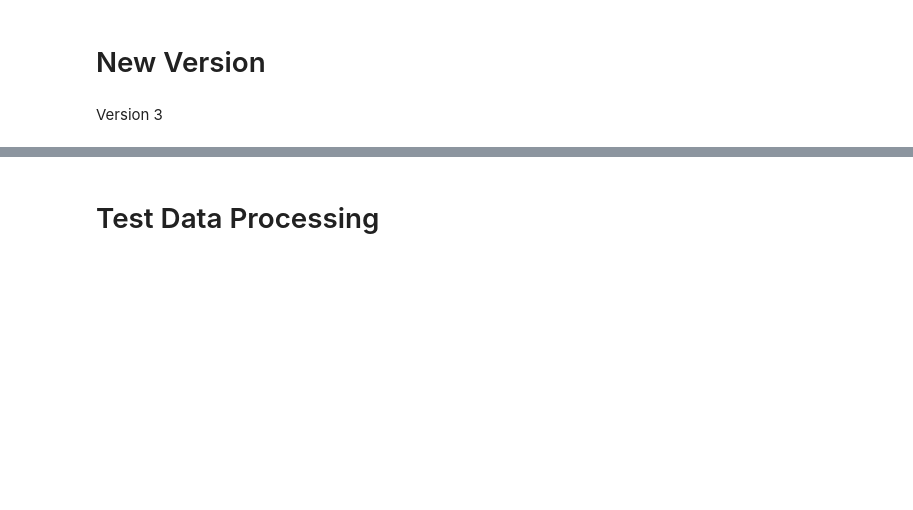
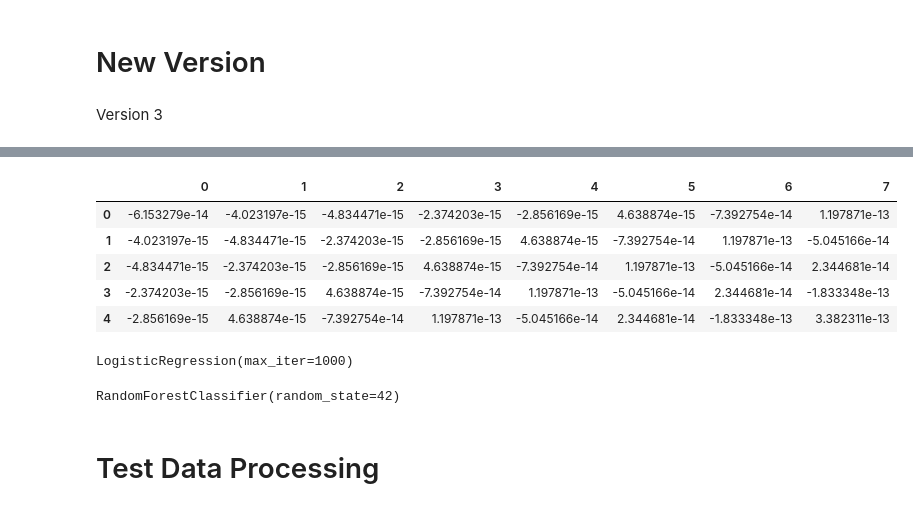
Before and after one commit to dburkhart07/NASA-2024-Space-Challenge, a Jupyter notebook: NASA_Hackathon.ipynb, the cells around one changed output, grey strips where cells are left out. Drawn from its saved outputs; the diff is of its cells as text; code cells hidden in the pictures; blank space fills up the shorter version.

```diff
--- a/NASA_Hackathon.ipynb
+++ b/NASA_Hackathon.ipynb
@@ -146,2 +160,26 @@ windows_df
+# %%
+X = pd.DataFrame(df['window'].tolist())
+X_clean = X.dropna(axis = 1, how = 'any')
+y = df['classification'].astype(int)
+X_clean.head()
+# %% [output]
+|  | 0 | 1 | 2 | 3 | 4 | 5 | 6 | 7 |
+| 0 | -6.153279e-14 | -4.023197e-15 | -4.834471e-15 | -2.374203e-15 | -2.856169e-15 | 4.638874e-15 | -7.392754e-14 | 1.197871e-13 |
+| 1 | -4.023197e-15 | -4.834471e-15 | -2.374203e-15 | -2.856169e-15 | 4.638874e-15 | -7.392754e-14 | 1.197871e-13 | -5.045166e-14 |
+| 2 | -4.834471e-15 | -2.374203e-15 | -2.856169e-15 | 4.638874e-15 | -7.392754e-14 | 1.197871e-13 | -5.045166e-14 | 2.344681e-14 |
+| 3 | -2.374203e-15 | -2.856169e-15 | 4.638874e-15 | -7.392754e-14 | 1.197871e-13 | -5.045166e-14 | 2.344681e-14 | -1.833348e-13 |
+| 4 | -2.856169e-15 | 4.638874e-15 | -7.392754e-14 | 1.197871e-13 | -5.045166e-14 | 2.344681e-14 | -1.833348e-13 | 3.382311e-13 |
+# %%
+# Takes 5 seconds to run
+model = LogisticRegression(max_iter=1000)
+model.fit(X_clean, y)
+# %% [output]
+LogisticRegression(max_iter=1000)
+# %%
+# Takes 4 minutes to run
+rf_classifier = RandomForestClassifier(n_estimators=100, random_state=42)
+rf_classifier.fit(X_clean, y)
+# %% [output]
+RandomForestClassifier(random_state=42)
 # %% [markdown]
 # Test Data Processing
```
Also changed, not shown: parts of 7 cells of this notebook.
